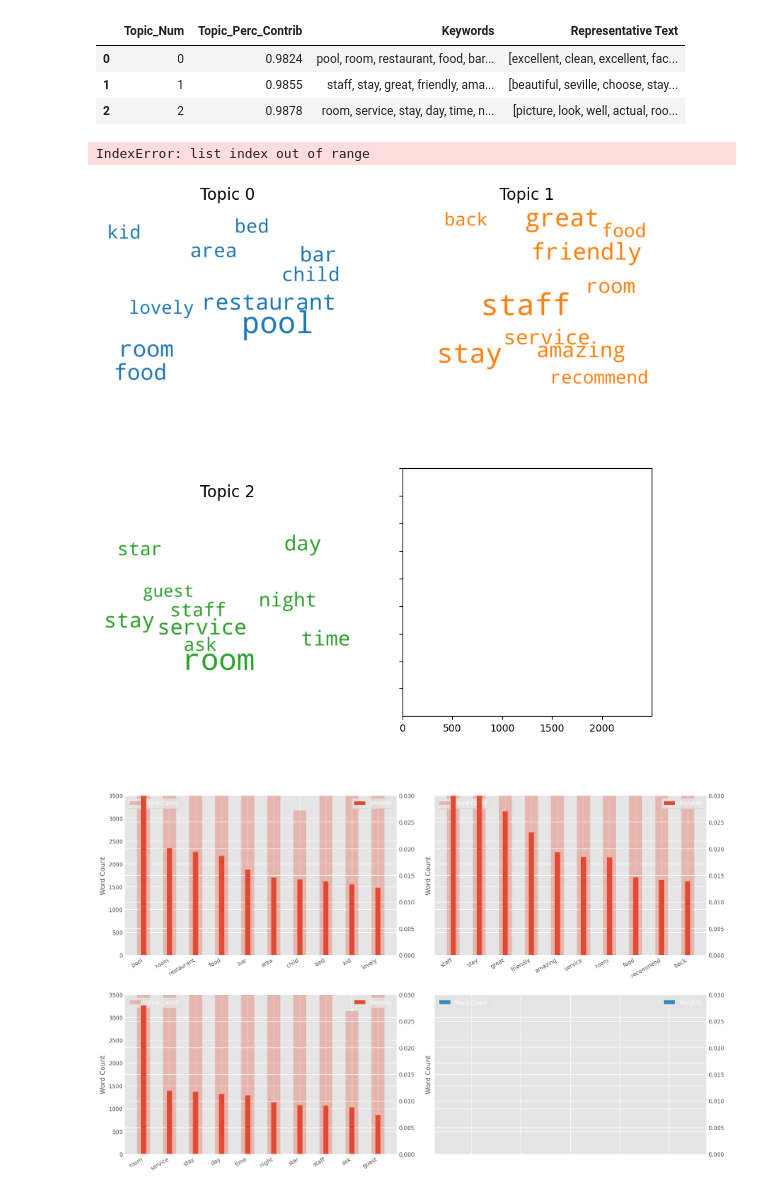
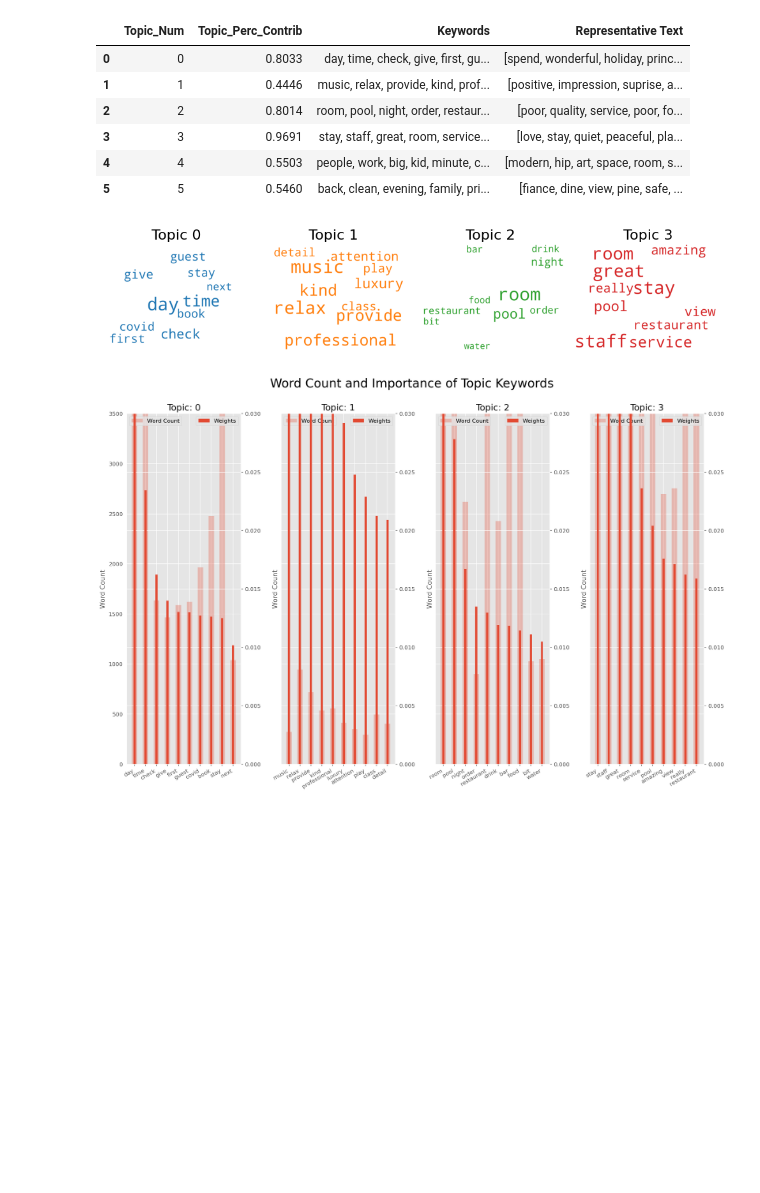
Before and after one commit to samozturk/topic_modelling_hotel_reviews_spain, a Jupyter notebook: topic.ipynb, the cells around one changed output. Cells and saved outputs as stored; diff of their text form; code cells hidden in the pictures; blank space fills up the shorter version.

Commit message:
added custom k parameter for topic count and changed subplots

```diff
--- a/topic.ipynb
+++ b/topic.ipynb
@@ -25,3 +24,6 @@ period_name = 'postcovid'
+# %%
+period_name = 'covid'
+k = 4
 # %%
 df = pd.read_csv(f'{period_name}.csv')
 df.head()
@@ -81,7 +83,7 @@ corpus = [id2word.doc2bow(text) for text in data_ready]
 # Build LDA model
 lda_model = gensim.models.ldamodel.LdaModel(corpus=corpus,
                                            id2word=id2word,
-                                           num_topics=3,
+                                           num_topics=6,
                                            random_state=100,
                                            update_every=1,
                                            chunksize=10,
@@ -179,9 +187,12 @@ sent_topics_sorteddf_mallet.columns = ['Topic_Num', "Topic_Perc_Contrib", "Keywo
 sent_topics_sorteddf_mallet.head(10)
 # %% [output]
 |  | Topic_Num | Topic_Perc_Contrib | Keywords | Representative Text |
-| 0 | 0 | 0.9824 | pool, room, restaurant, food, bar... | [excellent, clean, excellent, fac... |
-| 1 | 1 | 0.9855 | staff, stay, great, friendly, ama... | [beautiful, seville, choose, stay... |
-| 2 | 2 | 0.9878 | room, service, stay, day, time, n... | [picture, look, well, actual, roo... |
+| 0 | 0 | 0.8033 | day, time, check, give, first, gu... | [spend, wonderful, holiday, princ... |
+| 1 | 1 | 0.4446 | music, relax, provide, kind, prof... | [positive, impression, suprise, a... |
+| 2 | 2 | 0.8014 | room, pool, night, order, restaur... | [poor, quality, service, poor, fo... |
+| 3 | 3 | 0.9691 | stay, staff, great, room, service... | [love, stay, quiet, peaceful, pla... |
+| 4 | 4 | 0.5503 | people, work, big, kid, minute, c... | [modern, hip, art, space, room, s... |
+| 5 | 5 | 0.5460 | back, clean, evening, family, pri... | [fiance, dine, view, pine, safe, ... |
 # %%
 # 1. Wordcloud of Top N words in each topic
 from matplotlib import pyplot as plt
@@ -190,36 +201,36 @@ import matplotlib.colors as mcolors
 
 cols = [color for name, color in mcolors.TABLEAU_COLORS.items()]  # more colors: 'mcolors.XKCD_COLORS'
 
 cloud = WordCloud(stopwords=stop_words,
                   background_color='white',
                   width=2500,
                   height=1800,
                   max_words=10,
                   colormap='tab10',
                   color_func=lambda *args, **kwargs: cols[i],
                   prefer_horizontal=1.0)
 
 topics = lda_model.show_topics(formatted=False)
 
-fig, axes = plt.subplots(2, 2, figsize=(10,10), sharex=True, sharey=True)
+fig, axes = plt.subplots(1, k, figsize=(10,10), sharex=True, sharey=True)
 
 for i, ax in enumerate(axes.flatten()):
     fig.add_subplot(ax)
     topic_words = dict(topics[i][1])
     cloud.generate_from_frequencies(topic_words, max_font_size=300)
     plt.gca().imshow(cloud)
     plt.gca().set_title('Topic ' + str(i), fontdict=dict(size=16))
     plt.gca().axis('off')
 
 
 plt.subplots_adjust(wspace=0, hspace=0)
 plt.axis('off')
 plt.margins(x=0, y=0)
 plt.tight_layout()
+# plt.savefig(f'{period_name}_topics_words.jpg', bbox_inches='tight', dpi=800)
 plt.show()
 # %% [output]
-IndexError: list index out of range
-[figure, old version]
+[figure, new version]
 # %%
 from collections import Counter
 topics = lda_model.show_topics(formatted=False)
@@ -236,7 +247,7 @@ df = pd.DataFrame(out, columns=['word', 'topic_id', 'importance', 'word_count'])
 plt.style.use('ggplot')
 
 # Plot Word Count and Weights of Topic Keywords
-fig, axes = plt.subplots(2, 2, figsize=(16,10), sharey=True, dpi=160)
+fig, axes = plt.subplots(1, k, figsize=(16,10), sharey=True, dpi=160)
 cols = [color for name, color in mcolors.TABLEAU_COLORS.items()]
 for i, ax in enumerate(axes.flatten()):
     ax.bar(x='word', height="word_count", data=df.loc[df.topic_id==i, :], width=0.5, alpha=0.3, label='Word Count')
@@ -253,7 +264,7 @@ fig.tight_layout(w_pad=2)
 fig.suptitle('Word Count and Importance of Topic Keywords', fontsize=22, y=1.05)
 plt.show()
 # %% [output]
-[figure, old version]
+[figure, new version]
 # %%
 # Sentence Coloring of N Sentences
 from matplotlib.patches import Rectangle
```
Also changed, not shown: parts of 13 cells of this notebook.
